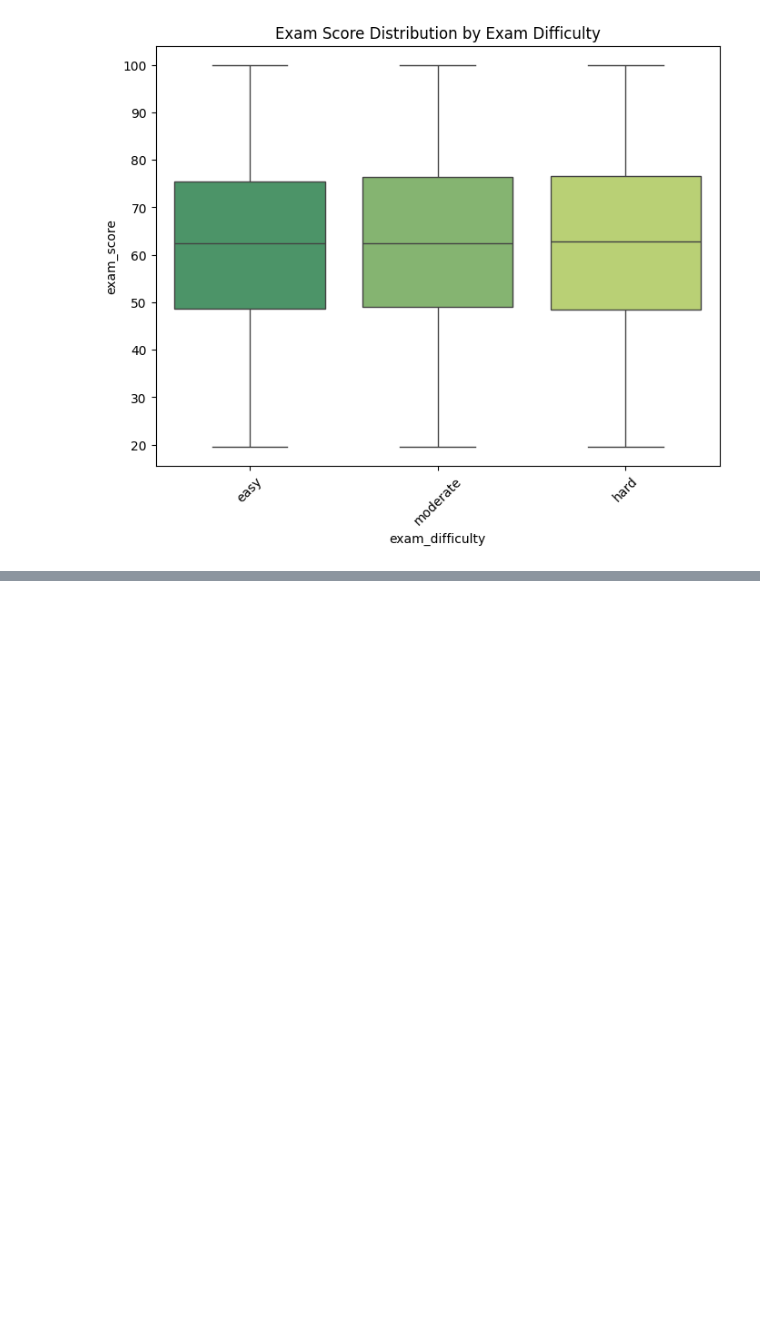
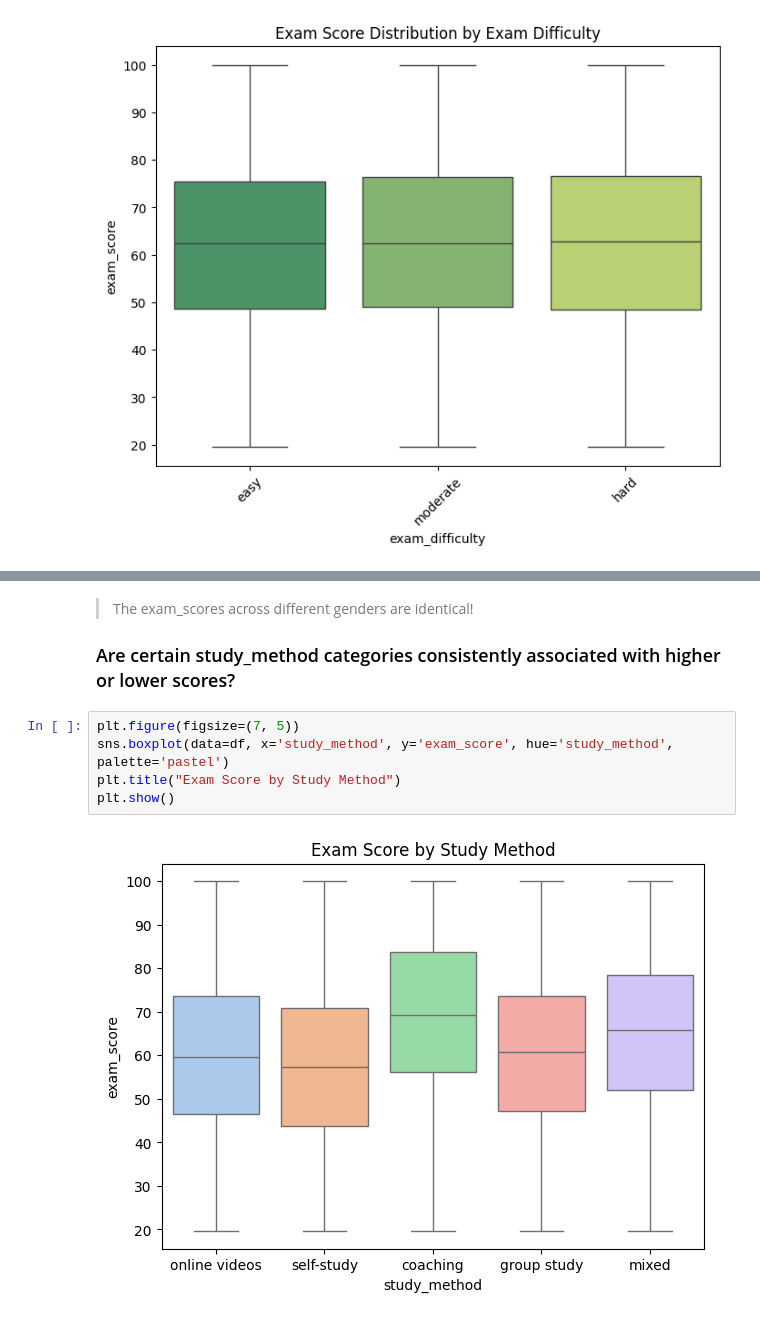
Before and after one commit to Darknight47/Kaggle-Playgrounds, a Jupyter notebook: Student Test Scores/data_understanding.ipynb, the cells around one changed output, grey strips where cells are left out. Cells and saved outputs as stored; diff of their text form; blank space fills up the shorter version.

```diff
--- a/Student Test Scores/data_understanding.ipynb
+++ b/Student Test Scores/data_understanding.ipynb
@@ -176,0 +216,11 @@ plt.show()
+# %% [markdown]
+> The exam_scores across different genders are identical!
+
+### Are certain study_method categories consistently associated with higher or lower scores?
+# %%
+plt.figure(figsize=(7, 5))
+sns.boxplot(data=df, x='study_method', y='exam_score', hue='study_method', palette='pastel')
+plt.title("Exam Score by Study Method")
+plt.show()
+# %% [output]
+[figure, added]
```
Also changed, not shown: parts of 12 cells of this notebook.
